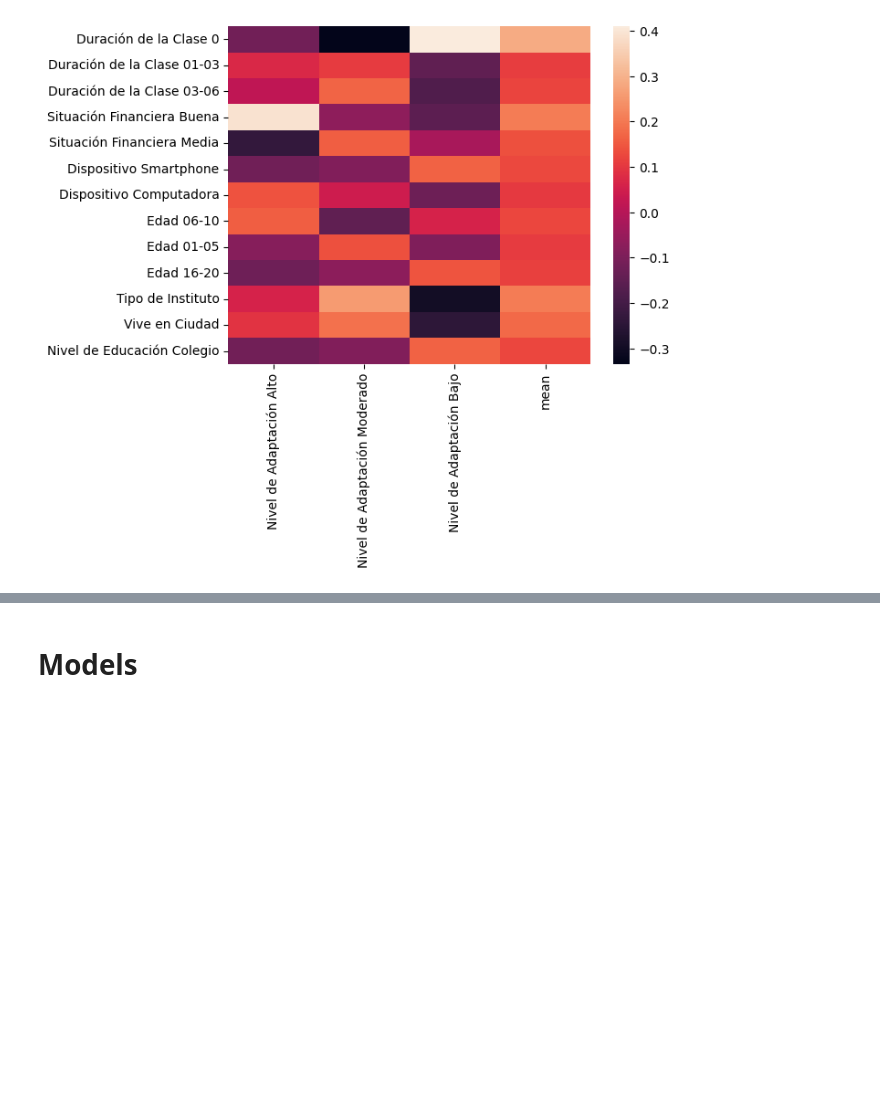
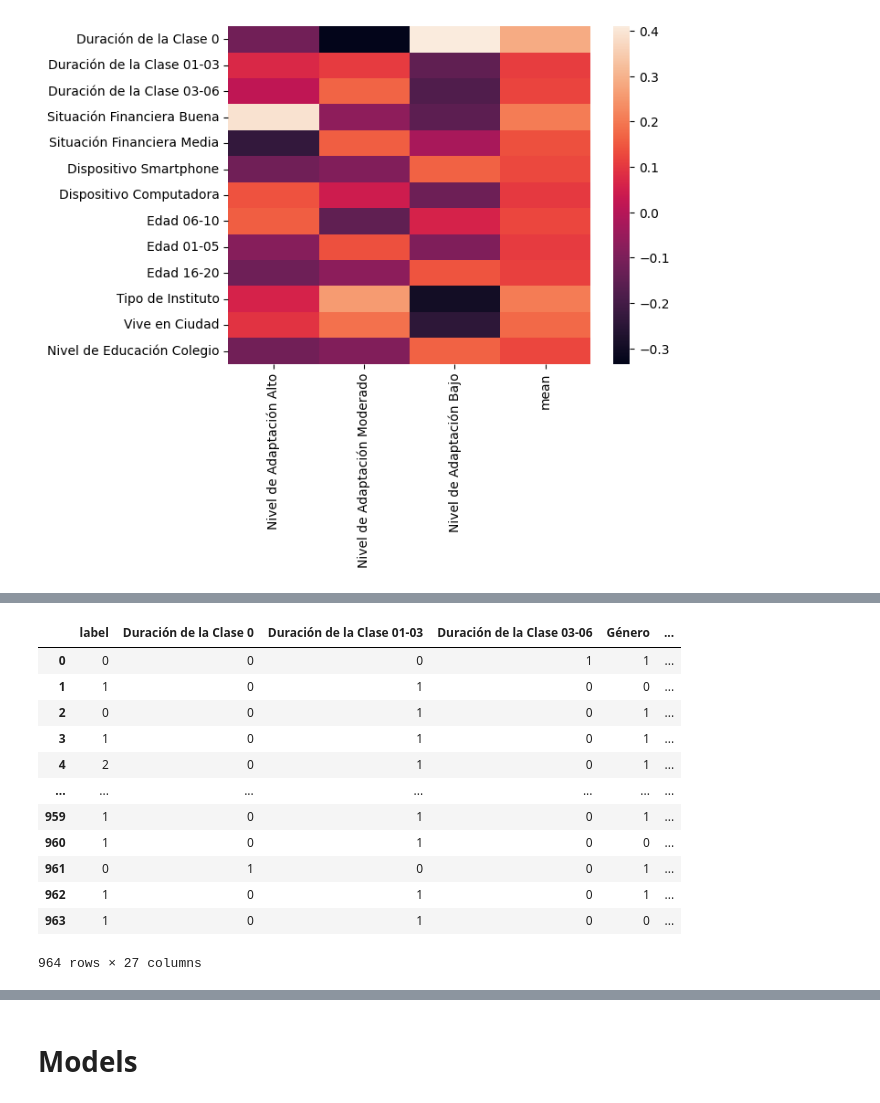
Before and after one commit to RedoRojo/Neural-Network-Classification, a Jupyter notebook: cuaderno.ipynb, the cells around one changed output, grey strips where cells are left out. Saved outputs shown, nothing was run; the diff lists cells and outputs as text; code cells hidden in the pictures; blank space fills up the shorter version.

```diff
--- a/cuaderno.ipynb
+++ b/cuaderno.ipynb
@@ -283,0 +274,27 @@ plt.show()
+# %%
+#cuan
+dataset_one_hot= dataset.copy();
+labels = dataset_one_hot.pop('Nivel de Adaptación')
+dict = {"Bajo": 0, "Moderado": 1, "Alto": 2}
+enconded_labels = []
+for label in labels:
+    enconded_labels.append(dict[label])
+enconded_labels = np.array(enconded_labels)
+
+final_dataset = hot_one_dataset(dataset_one_hot)
+final_dataset.insert(0, "label", enconded_labels, True)
+final_dataset
+# %% [output]
+|  | label | Duración de la Clase 0 | Duración de la Clase 01-03 | Duración de la Clase 03-06 | Género | ... |
+| 0 | 0 | 0 | 0 | 1 | 1 | ... |
+| 1 | 1 | 0 | 1 | 0 | 0 | ... |
+| 2 | 0 | 0 | 1 | 0 | 1 | ... |
+| 3 | 1 | 0 | 1 | 0 | 1 | ... |
+| 4 | 2 | 0 | 1 | 0 | 1 | ... |
+| ... | ... | ... | ... | ... | ... | ... |
+| 959 | 1 | 0 | 1 | 0 | 1 | ... |
+| 960 | 1 | 0 | 1 | 0 | 0 | ... |
+| 961 | 0 | 1 | 0 | 0 | 1 | ... |
+| 962 | 1 | 0 | 1 | 0 | 1 | ... |
+| 963 | 1 | 0 | 1 | 0 | 0 | ... |
+964 rows × 27 columns
```
Also changed, not shown: parts of 24 cells of this notebook.
